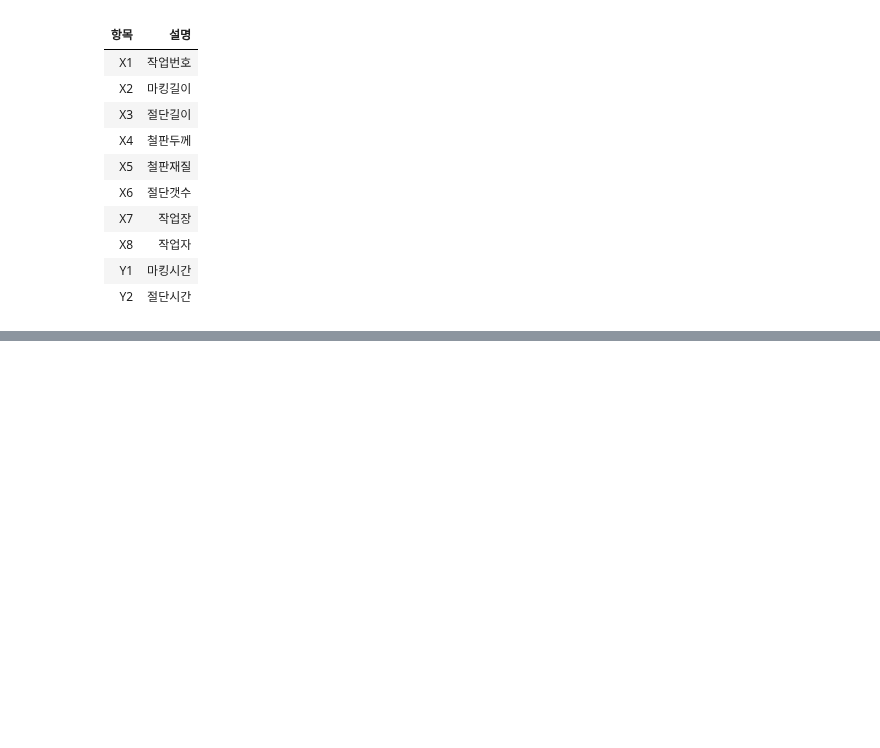
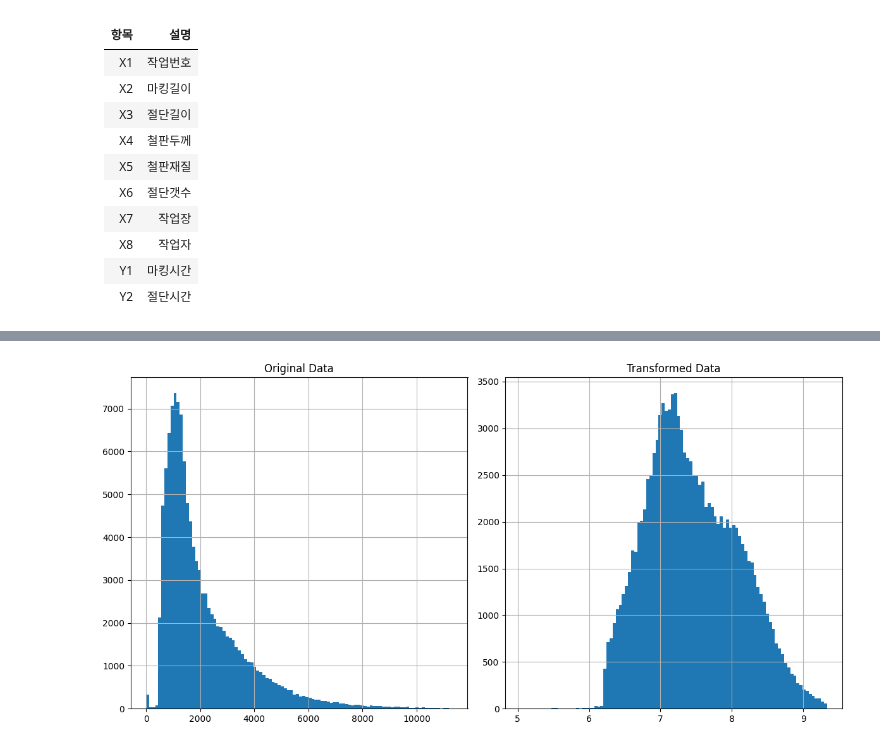
Before and after one commit to dlwls22/Hyundai_DT, a Jupyter notebook: CNC.ipynb, the cells around one changed output, grey strips where cells are left out. Saved outputs shown, nothing was run; the diff lists cells and outputs as text; code cells hidden in the pictures; blank space fills up the shorter version.

```diff
--- a/CNC.ipynb
+++ b/CNC.ipynb
@@ -44,3 +238,22 @@ display(test.head())
+# %%
+plt.figure(figsize=(12, 6))
+
+plt.subplot(1, 2, 1)
+train['Y2'].hist(bins=100)
+plt.title('Original Data')
+
+train = train[train['Y2'] != 0].reset_index(drop=True)
+
+plt.subplot(1, 2, 2)
+train['Y2_trans'] = np.log1p(train['Y2'])
+train = train[(train['Y2_trans'] >= 5)].reset_index(drop=True)
+train['Y2_trans'].hist(bins=100)
+plt.title('Transformed Data')
+
+plt.tight_layout()
+plt.show()
+# %% [output]
+[figure, added]
 # %%
 categorical_features = ['X5', 'X8']
 encoders = {}
```
Also changed, not shown: parts of 47 cells of this notebook.
